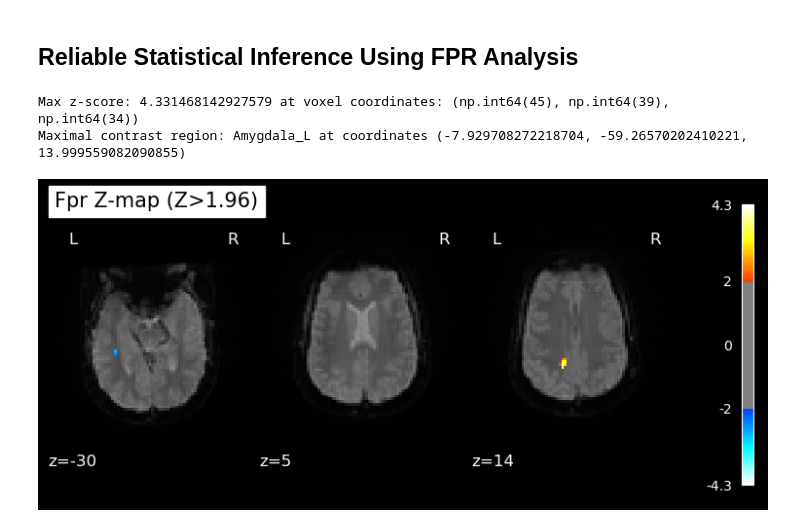
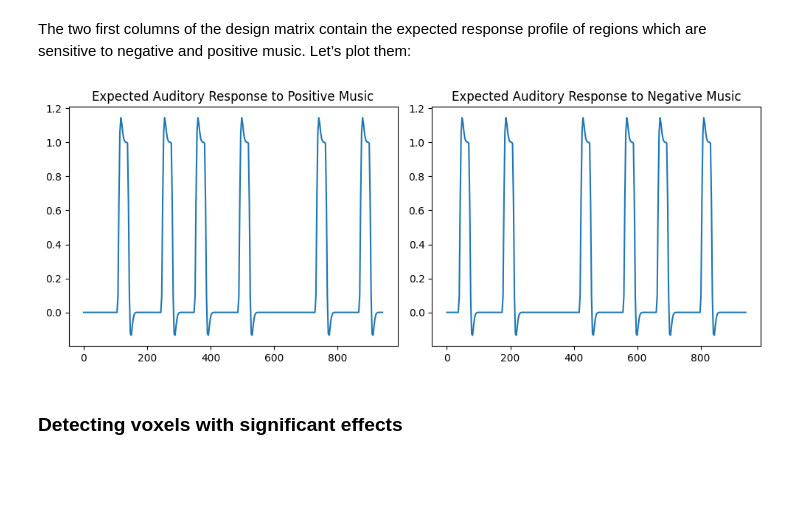
Before and after one commit to oskarboesch/nssp_miniproj_1, a Jupyter notebook: notebooks/glm_analysis.ipynb, the cells around one changed output. Drawn from its saved outputs; the diff is of its cells as text; code cells hidden in the pictures; blank space fills up the shorter version.

```diff
--- a/notebooks/glm_analysis.ipynb
+++ b/notebooks/glm_analysis.ipynb
@@ -84,19 +139,25 @@ plt.savefig(os.path.join(figures_dir, "z_map.png"))
-# %% [markdown]
-## Reliable Statistical Inference Using FPR Analysis
-# %%
-# Apply FPR correction and save the thresholded map
-cluster_size = 10
-thresholded_map, threshold = threshold_stats_img(z_map, alpha=0.05, height_control='fpr', cluster_threshold=cluster_size)
-thresholded_map.to_filename(os.path.join(glm_result_dir, "fdr_thresholded_map.nii.gz"))
-_mean_img.to_filename(os.path.join(glm_result_dir, "mean_img.nii.gz"))
-plot_stat_map(thresholded_map, bg_img=_mean_img, threshold=threshold, display_mode='z', cut_coords=[-30, 5, 14], black_bg=True, title=f"Fpr Z-map (Z>{round(threshold, 2)})")
-plot_stat_map(thresholded_map, bg_img=_mean_img, threshold=threshold, display_mode='z', cut_coords=[-30, 5, 14], black_bg=True, title=f"Fpr Z-map (Z>{round(threshold, 2)})")
-plt.savefig(os.path.join(figures_dir, "fpr_z_map.png"))
-plt.close()
-
-# Find the brain region with the maximum z-score in the thresholded map
-find_brain_regions(thresholded_map)
-# %% [output]
-Max z-score: 4.331468142927579 at voxel coordinates: (np.int64(45), np.int64(39), np.int64(34))
-Maximal contrast region: Amygdala_L at coordinates (-7.929708272218704, -59.26570202410221, 13.999559082090855)
-[figure, removed]
+# %% [markdown]
+The two first columns of the design matrix contain the expected response profile of regions which are sensitive to negative and positive music. Let’s plot them:
+# %%
+plt.figure(figsize=(10, 4))
+output_dir = os.path.join("..", "results", "figures", "glm")  # Preprocess folder
+
+
+# Top-left subplot (1,1) for negative music
+plt.subplot(1,2,1)
+plt.plot(design_matrix["positive_music"])
+plt.title("Expected Auditory Response to Positive Music")
+
+# Top-right subplot (1,2) for positive music
+plt.subplot(1,2,2)
+plt.plot(design_matrix["negative_music"])
+plt.title("Expected Auditory Response to Negative Music")
+
+plt.tight_layout()
+plt.savefig(os.path.join(output_dir, "auditory_response.png"))
+
+plt.show()
+# %% [output]
+[figure, added]
+# %% [markdown]
+### Detecting voxels with significant effects
```
Also changed, not shown: parts of 20 cells of this notebook, 12 other files.
